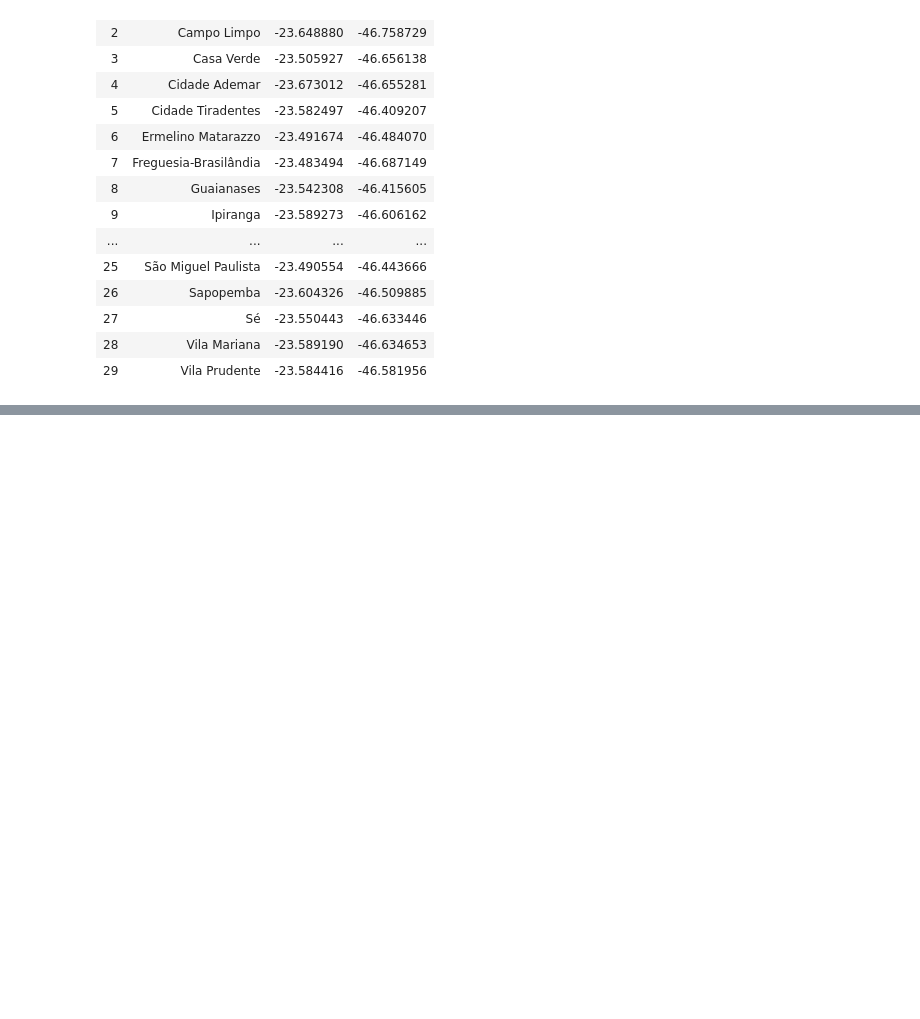
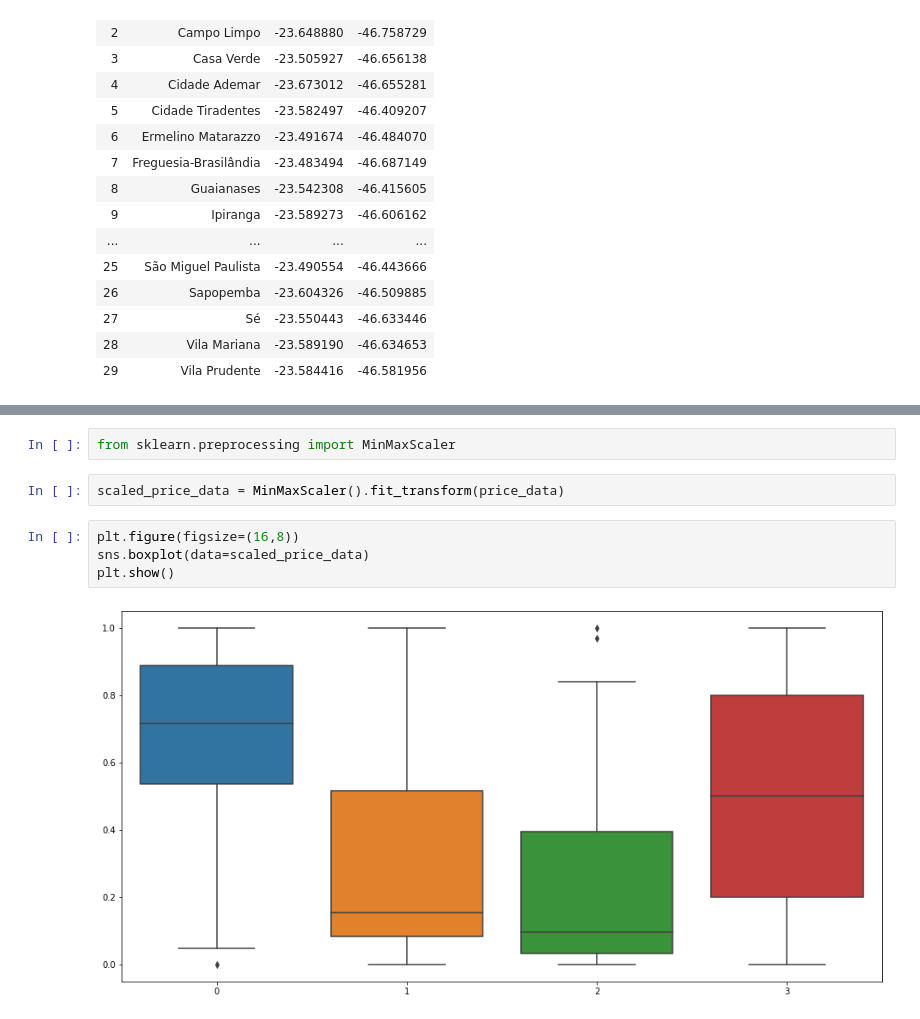
Before and after one commit to rafaelgregorut/sao_paulo_analysis, a Jupyter notebook: sao_paulo_analysis_map.ipynb, the cells around one changed output, grey strips where cells are left out. Cells and saved outputs as stored; diff of their text form; blank space fills up the shorter version.

```diff
--- a/sao_paulo_analysis_map.ipynb
+++ b/sao_paulo_analysis_map.ipynb
@@ -176,0 +374,10 @@ sp_boroughs
+# %%
+from sklearn.preprocessing import MinMaxScaler
+# %%
+scaled_price_data = MinMaxScaler().fit_transform(price_data)
+# %%
+plt.figure(figsize=(16,8))
+sns.boxplot(data=scaled_price_data)
+plt.show()
+# %% [output]
+[figure, added]
```
Also changed, not shown: parts of 25 cells of this notebook.
